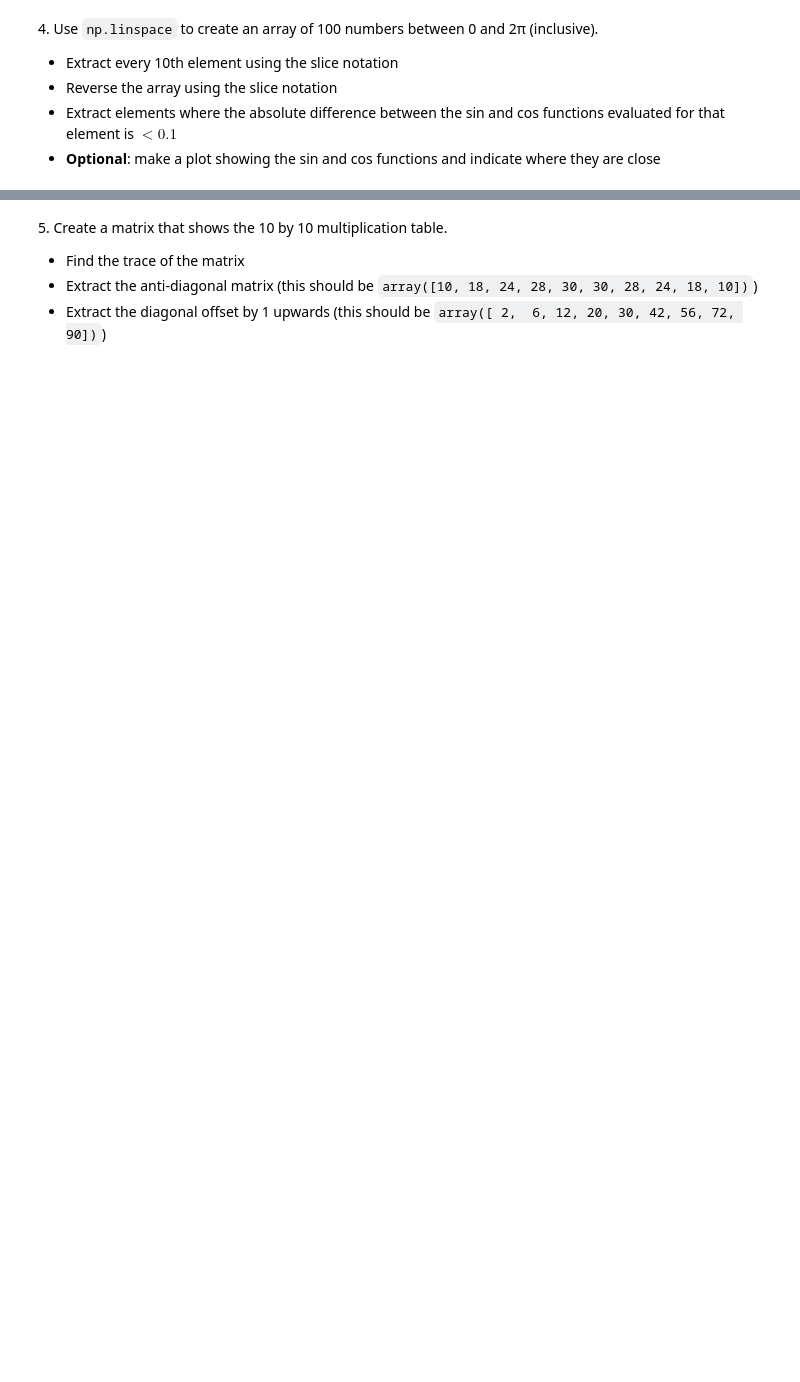
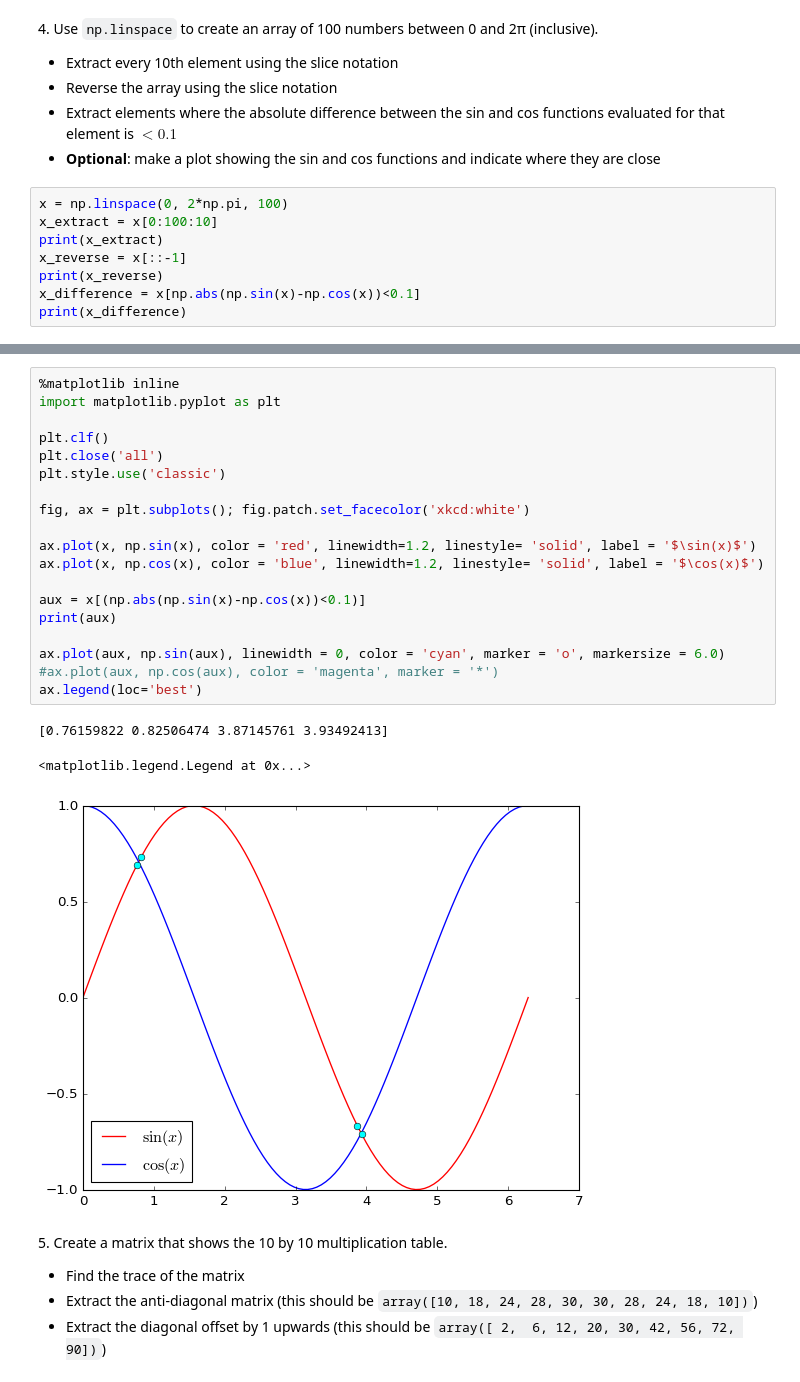
Before and after one commit to zucchett/HighLevelProgramming2021, a Jupyter notebook: 04ex_numpy.ipynb, the cells around one changed output, grey strips where cells are left out. Drawn from its saved outputs; the diff is of its cells as text; blank space fills up the shorter version.

```diff
--- a/04ex_numpy.ipynb
+++ b/04ex_numpy.ipynb
@@ -34,3 +126,11 @@ After creating the matrix, set all entries with a decimal part $< 0.4$ to zero.
   * Reverse the array using the slice notation
   * Extract elements where the absolute difference between the sin and cos functions evaluated for that element is $< 0.1$
   * **Optional**: make a plot showing the sin and cos functions and indicate where they are close
+# %%
+x = np.linspace(0, 2*np.pi, 100)
+x_extract = x[0:100:10]
+print(x_extract)
+x_reverse = x[::-1]
+print(x_reverse)
+x_difference = x[np.abs(np.sin(x)-np.cos(x))<0.1]
+print(x_difference)
@@ -37,3 +158,26 @@ After creating the matrix, set all entries with a decimal part $< 0.4$ to zero.
+# %%
+%matplotlib inline
+import matplotlib.pyplot as plt
+
+plt.clf()
+plt.close('all')
+plt.style.use('classic')
+
+fig, ax = plt.subplots(); fig.patch.set_facecolor('xkcd:white')
+
+ax.plot(x, np.sin(x), color = 'red', linewidth=1.2, linestyle= 'solid', label = '$\sin(x)$')
+ax.plot(x, np.cos(x), color = 'blue', linewidth=1.2, linestyle= 'solid', label = '$\cos(x)$')
+
+aux = x[(np.abs(np.sin(x)-np.cos(x))<0.1)]
+print(aux)
+
+ax.plot(aux, np.sin(aux), linewidth = 0, color = 'cyan', marker = 'o', markersize = 6.0)
+#ax.plot(aux, np.cos(aux), color = 'magenta', marker = '*')
+ax.legend(loc='best')
+# %% [output]
+[0.76159822 0.82506474 3.87145761 3.93492413]
+<matplotlib.legend.Legend at 0x...>
+[figure, added]
 # %% [markdown]
 5\. Create a matrix that shows the 10 by 10 multiplication table.
 
```
Also changed, not shown: parts of 7 cells of this notebook.
